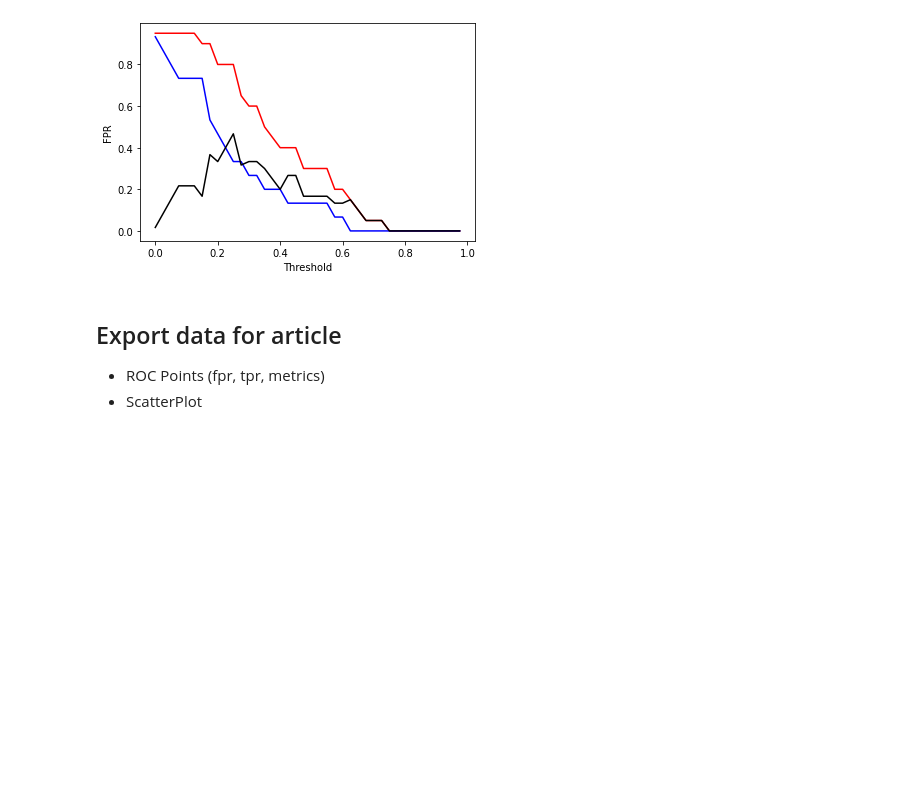
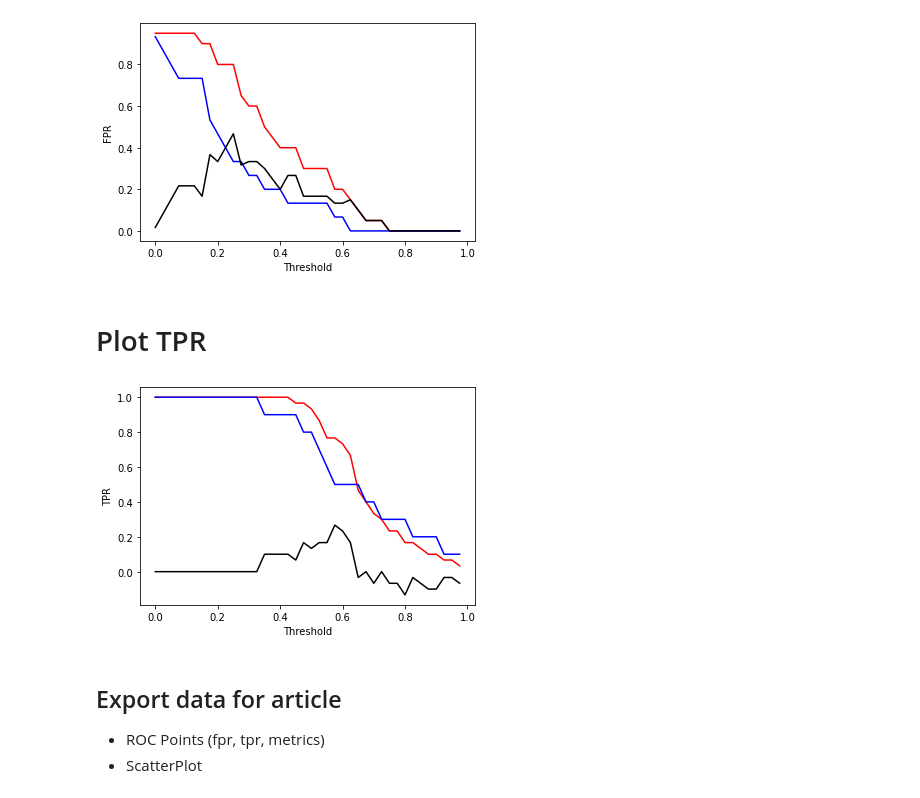
Before and after one commit to aws-samples/aws-mlu-explain, a Jupyter notebook: code/equality-of-odds/python/generate_data.ipynb, the cells around one changed output. Drawn from its saved outputs; the diff is of its cells as text; code cells hidden in the pictures; blank space fills up the shorter version.

```diff
--- a/code/equality-of-odds/python/generate_data.ipynb
+++ b/code/equality-of-odds/python/generate_data.ipynb
@@ -197,6 +197,18 @@ plt.ylabel("FPR")
 plt.show()
 # %% [output]
 [figure]
+# %% [markdown]
+# Plot TPR
+# %%
+# plot fnr vs threshold
+plt.plot(thresh, metrics_group1["tpr"], "r")
+plt.plot(thresh, metrics_group2["tpr"], "b")
+plt.plot(thresh, metrics_group1["tpr"]-metrics_group2["tpr"], "black")
+plt.xlabel("Threshold")
+plt.ylabel("TPR")
+plt.show()
+# %% [output]
+[figure, added]
 # %% [markdown]
 ## Export data for article
 - ROC Points (fpr, tpr, metrics)
```
Also changed, not shown: parts of 2 cells of this notebook, 3 other files.
